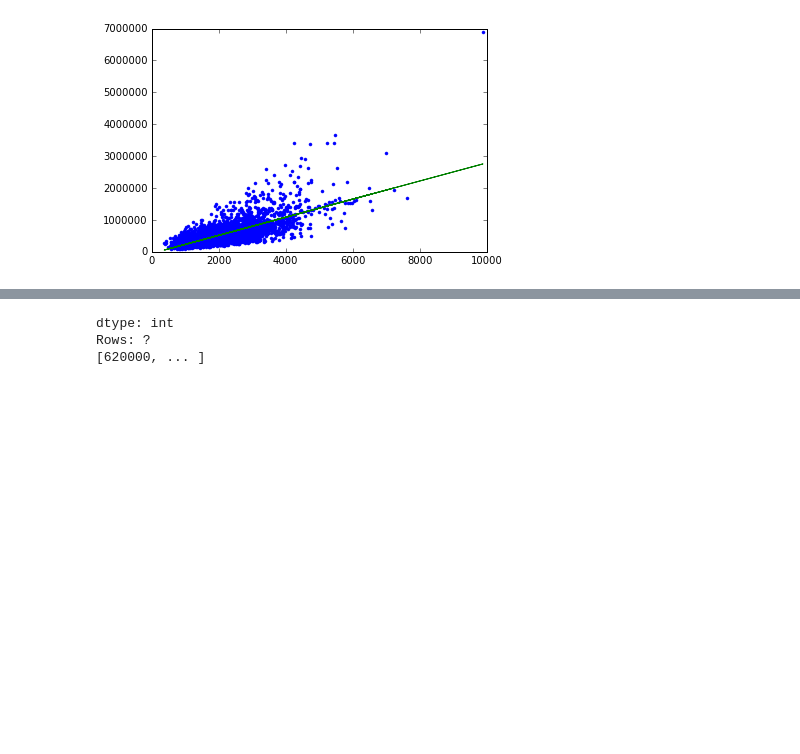
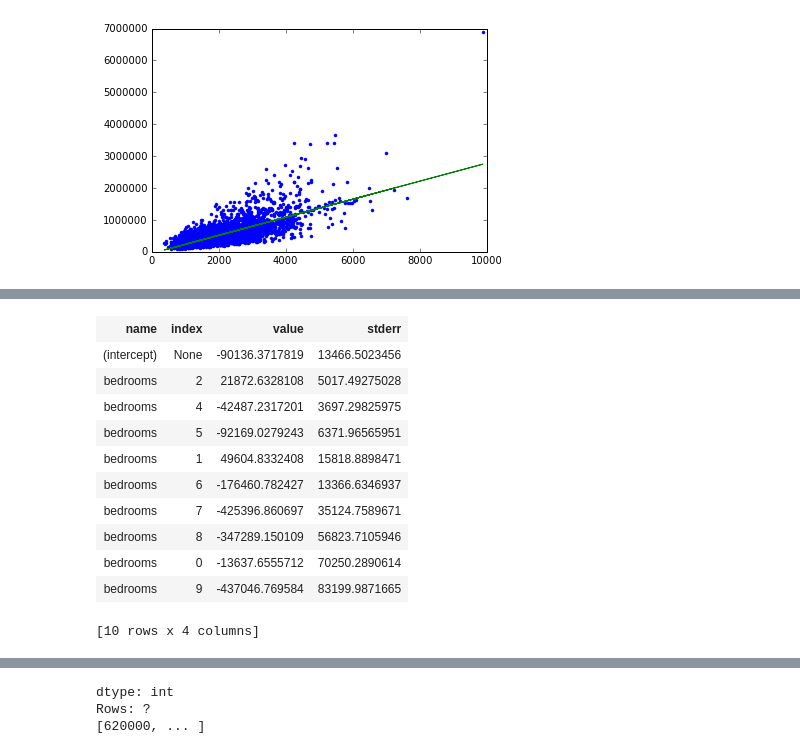
Before and after one commit to voshawn/learnml, a Jupyter notebook: mlfoundations/Week 2/Predicting house prices.ipynb, the cells around one changed output, grey strips where cells are left out. Drawn from its saved outputs; the diff is of its cells as text; code cells hidden in the pictures; blank space fills up the shorter version.

```diff
--- a/mlfoundations/Week 2/Predicting house prices.ipynb
+++ b/mlfoundations/Week 2/Predicting house prices.ipynb
@@ -115,6 +119,21 @@ Starting Newton Method
 | Iteration | Passes   | Elapsed Time | Training-max_error | Validation-max_error | Training-rmse | Validation-rmse |
 +-----------+----------+--------------+--------------------+----------------------+---------------+-----------------+
 ... (4 outputs left out)
+# %%
+my_features_model.get('coefficients').head()
+# %% [output]
+| name | index | value | stderr |
+| (intercept) | None | -90136.3717819 | 13466.5023456 |
+| bedrooms | 2 | 21872.6328108 | 5017.49275028 |
+| bedrooms | 4 | -42487.2317201 | 3697.29825975 |
+| bedrooms | 5 | -92169.0279243 | 6371.96565951 |
+| bedrooms | 1 | 49604.8332408 | 15818.8898471 |
+| bedrooms | 6 | -176460.782427 | 13366.6346937 |
+| bedrooms | 7 | -425396.860697 | 35124.7589671 |
+| bedrooms | 8 | -347289.150109 | 56823.7105946 |
+| bedrooms | 0 | -13637.6555712 | 70250.2890614 |
+| bedrooms | 9 | -437046.769584 | 83199.9871665 |
+[10 rows x 4 columns]
 # %%
 print sqft_model.evaluate(test_data)
 print my_features_model.evaluate(test_data)
```
Also changed, not shown: parts of 9 cells of this notebook, 8 other files.
